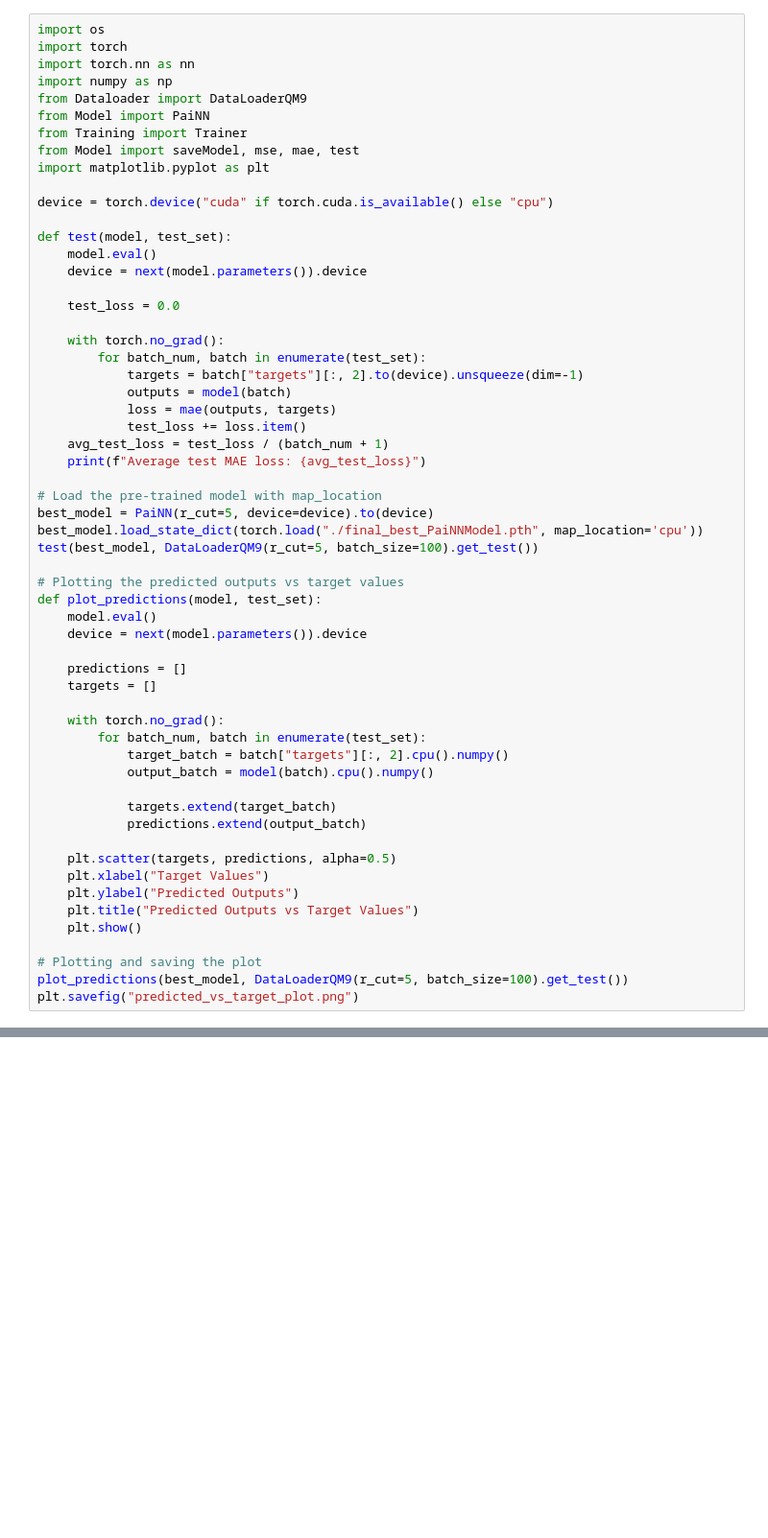
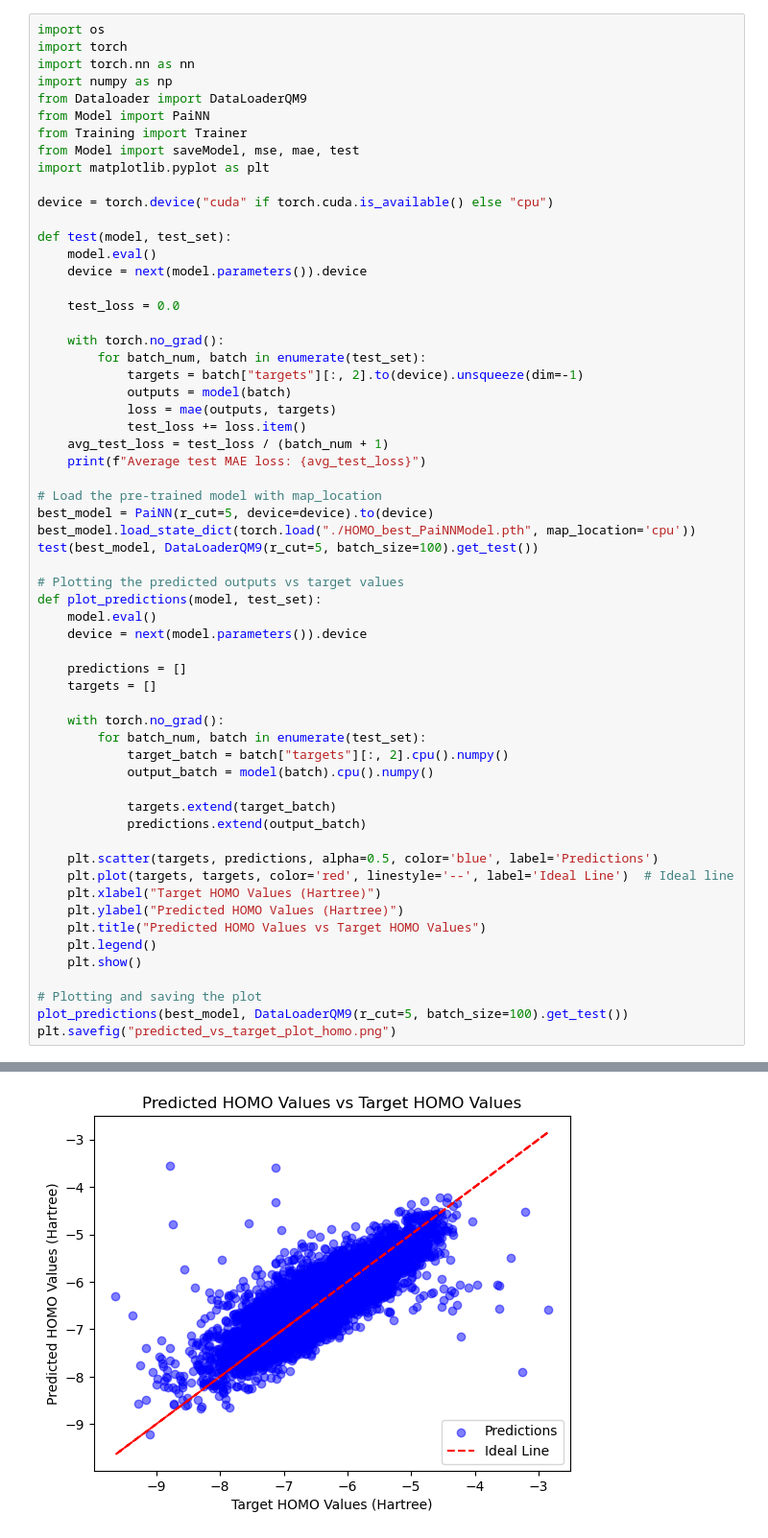
Before and after one commit to simonvonger/QM9_group10.0, a Jupyter notebook: Main_pred.ipynb, the cells around one changed output, grey strips where cells are left out. Shown: that part at 96% size. Cells and saved outputs as stored; diff of their text form; blank space fills up the shorter version.

Commit message:
homo fix

```diff
--- a/Main_pred.ipynb
+++ b/Main_pred.ipynb
@@ -28,7 +28,7 @@ def test(model, test_set):
 
 # Load the pre-trained model with map_location
 best_model = PaiNN(r_cut=5, device=device).to(device)
-best_model.load_state_dict(torch.load("./final_best_PaiNNModel.pth", map_location='cpu'))
+best_model.load_state_dict(torch.load("./HOMO_best_PaiNNModel.pth", map_location='cpu'))
 test(best_model, DataLoaderQM9(r_cut=5, batch_size=100).get_test())
 
 # Plotting the predicted outputs vs target values
@@ -47,12 +47,15 @@ def plot_predictions(model, test_set):
             targets.extend(target_batch)
             predictions.extend(output_batch)
 
-    plt.scatter(targets, predictions, alpha=0.5)
-    plt.xlabel("Target Values")
-    plt.ylabel("Predicted Outputs")
-    plt.title("Predicted Outputs vs Target Values")
+    plt.scatter(targets, predictions, alpha=0.5, color='blue', label='Predictions')
+    plt.plot(targets, targets, color='red', linestyle='--', label='Ideal Line')  # Ideal line
+    plt.xlabel("Target HOMO Values (Hartree)")
+    plt.ylabel("Predicted HOMO Values (Hartree)")
+    plt.title("Predicted HOMO Values vs Target HOMO Values")
+    plt.legend()
     plt.show()
 
 # Plotting and saving the plot
 plot_predictions(best_model, DataLoaderQM9(r_cut=5, batch_size=100).get_test())
-plt.savefig("predicted_vs_target_plot.png")
+plt.savefig("predicted_vs_target_plot_homo.png")
+# %% [output]
@@ -58,0 +63 @@ plt.savefig("predicted_vs_target_plot.png")
+[figure, added]
```
Also changed, not shown: parts of 1 cell of this notebook, 2 other files.
